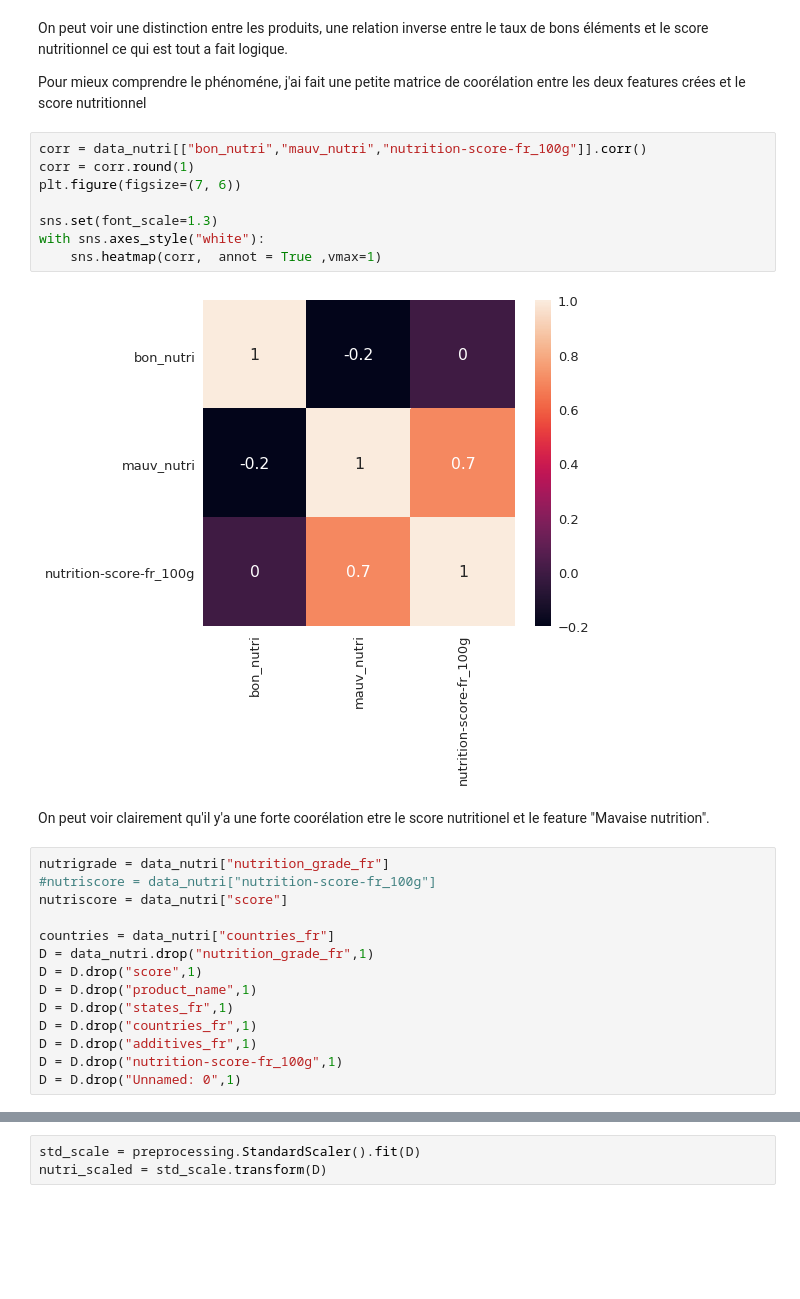
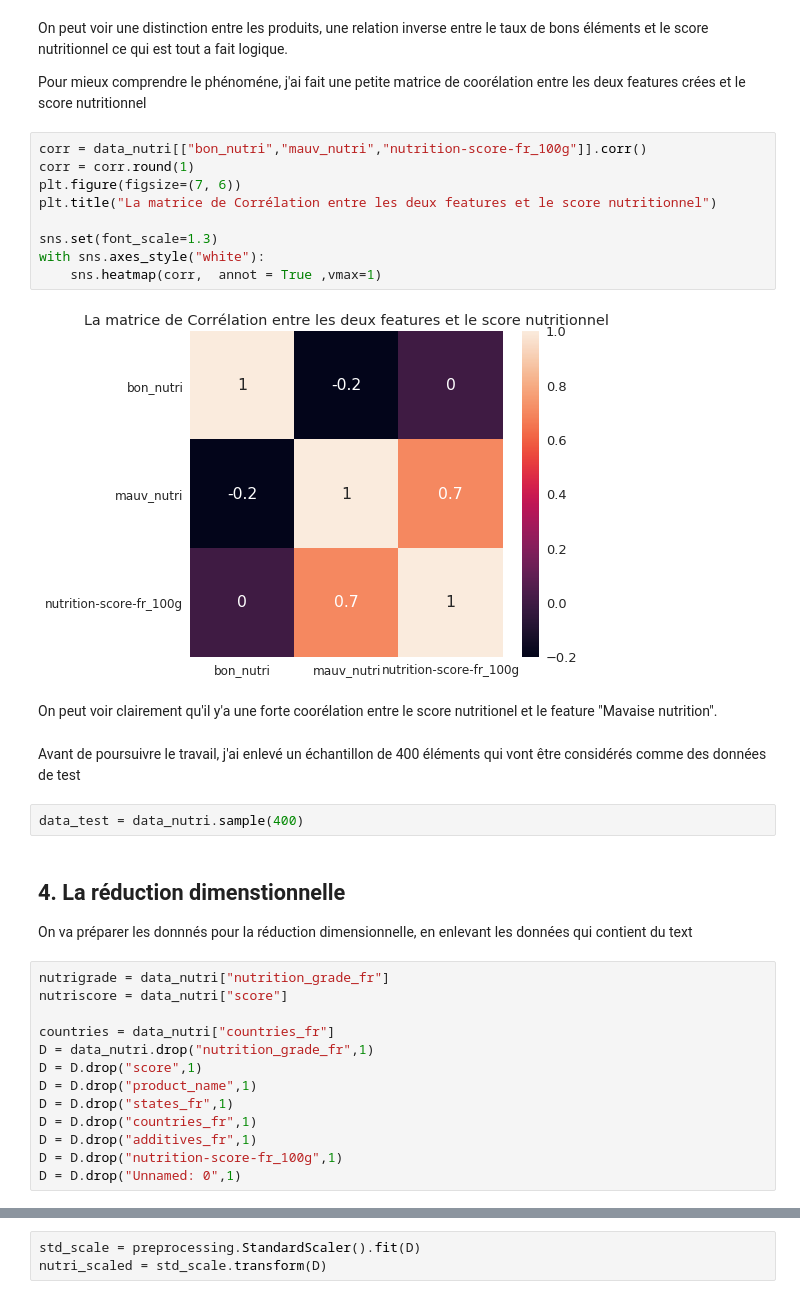
Before and after one commit to saidamirouche/Data_science, a Jupyter notebook: Analyse.ipynb, the cells around one changed output, grey strips where cells are left out. Drawn from its saved outputs; the diff is of its cells as text; blank space fills up the shorter version.

```diff
--- a/Analyse.ipynb
+++ b/Analyse.ipynb
@@ -233,18 +236,26 @@ Pour mieux comprendre le phénoméne, j'ai fait une petite matrice de coorélati
 # %%
 corr = data_nutri[["bon_nutri","mauv_nutri","nutrition-score-fr_100g"]].corr()
 corr = corr.round(1)
 plt.figure(figsize=(7, 6))
+plt.title("La matrice de Corrélation entre les deux features et le score nutritionnel")
 
 sns.set(font_scale=1.3)
 with sns.axes_style("white"):
     sns.heatmap(corr,  annot = True ,vmax=1)
 # %% [output]
-[figure, old version]
+[figure, new version]
 # %% [markdown]
-On peut voir clairement qu'il y'a une forte coorélation etre le score nutritionel et le feature "Mavaise nutrition".
+On peut voir clairement qu'il y'a une forte coorélation entre le score nutritionel et le feature "Mavaise nutrition".
+# %% [markdown]
+Avant de poursuivre le travail, j'ai enlevé un échantillon de 400 éléments qui vont être considérés comme des données de test
+# %%
+data_test = data_nutri.sample(400)
+# %% [markdown]
+## 4. La réduction dimenstionnelle
+
+On va préparer les donnnés pour la réduction dimensionnelle, en enlevant les données qui contient du text
 # %%
 nutrigrade = data_nutri["nutrition_grade_fr"]
-#nutriscore = data_nutri["nutrition-score-fr_100g"]
 nutriscore = data_nutri["score"]
 
 countries = data_nutri["countries_fr"]
```
Also changed, not shown: parts of 24 cells of this notebook.
